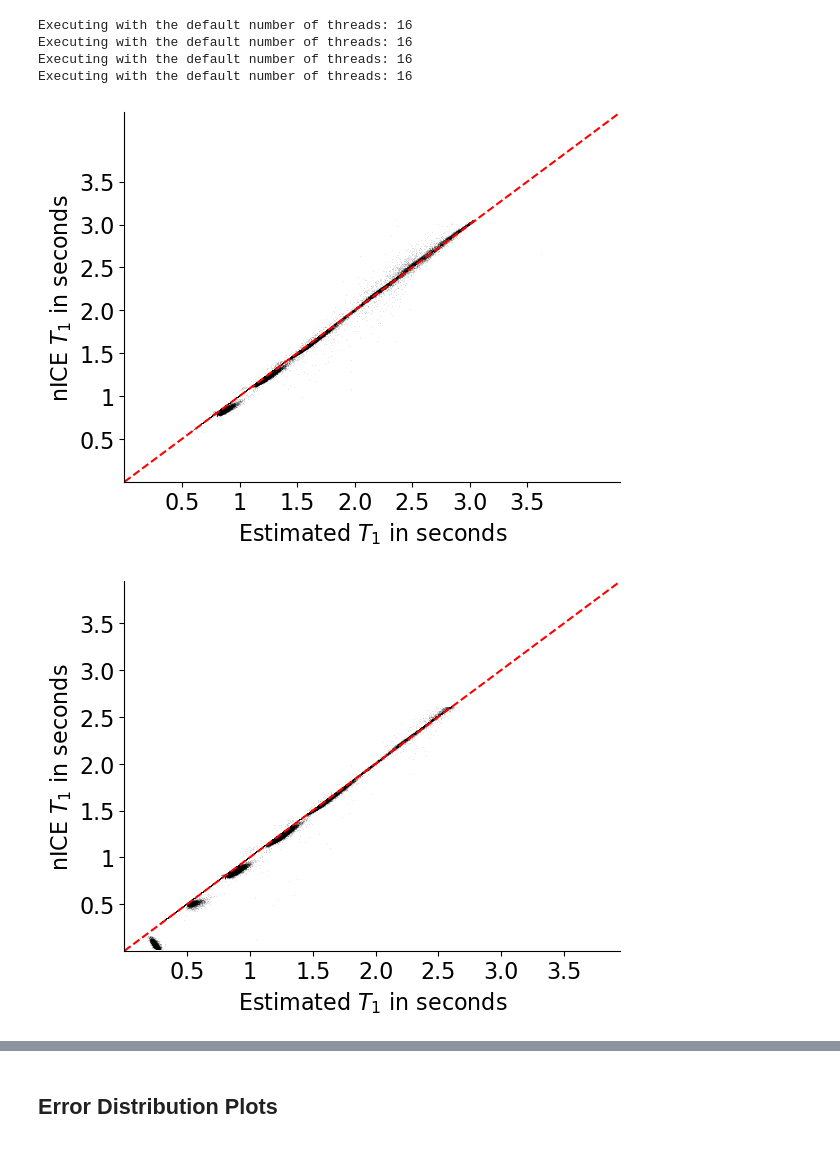
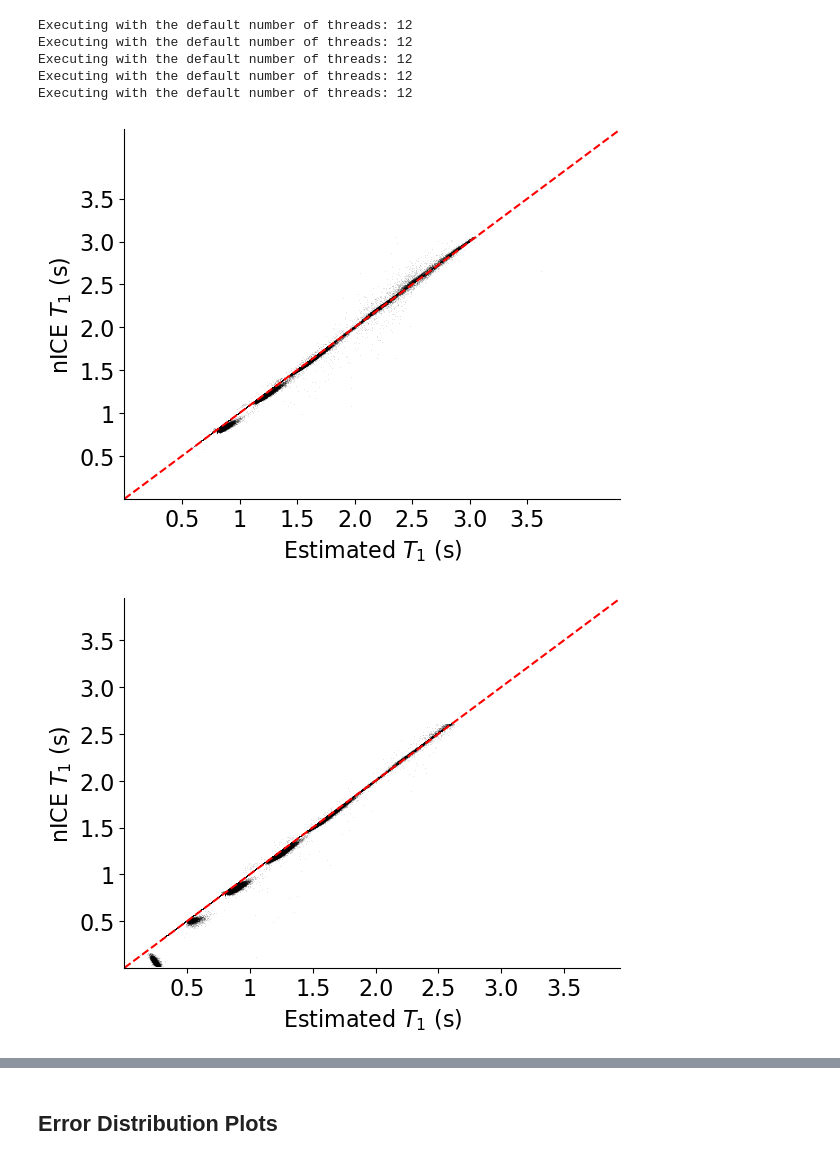
Before and after one commit to jorgenriseth/gonzo, a Jupyter notebook: docs/comparison-t1map-looklocker-nICE.ipynb, the cells around one changed output, grey strips where cells are left out. Cells and saved outputs as stored; diff of their text form; code cells hidden in the pictures.

```diff
--- a/docs/comparison-t1map-looklocker-nICE.ipynb
+++ b/docs/comparison-t1map-looklocker-nICE.ipynb
@@ -11,11 +11,5 @@ from simple_mri import load_mri, change_of_coordinates_map
 from gmri2fem.utils import largest_island
 from gmri2fem.segmentation_refinement import resample_segmentation
 from gmri2fem.visualization import slice_volume
-# import sklearn
-plt.rcParams.update({
-    'font.size': 16,
-    'axes.spines.top': False,
-    'axes.spines.right': False
-})
 # %%
 sessions = [f"ses-{idx:02d}" for idx in range(1, 6)]
@@ -47,7 +41,8 @@ T_path = [
     for ses in sessions
 ]
 tmppaths = [f"tmp-ll-nice-ses-{idx:02d}.nii.gz" for idx in range(1, 6)]
-for idx in range(4):
+
+for idx in range(5):
     cmd = f"greedy -d 3 -rf {nICE_paths[idx]} -ri NN -rm {mask_path} {tmppaths[idx]} -r {T_path[idx]},-1"
     !{cmd}
     newmask = sm.load_mri(tmppaths[idx], dtype=bool)
@@ -56,10 +51,11 @@ for idx in range(4):
     nice_filter = (nICE_mris[idx].data != 0) * (nICE_mris[idx].data != np.nanmax(nICE_mris[idx].data))
     masks.append(newmask.data * nice_filter)
 # %% [output]
-Executing with the default number of threads: 16
-Executing with the default number of threads: 16
-Executing with the default number of threads: 16
-Executing with the default number of threads: 16
+Executing with the default number of threads: 12
+Executing with the default number of threads: 12
+Executing with the default number of threads: 12
+Executing with the default number of threads: 12
+Executing with the default number of threads: 12
 # %%
 e = np.nan * np.zeros((5, *custom_mris[0].shape))
 for idx, mask in enumerate(masks):
@@ -70,21 +66,21 @@ errors = [e_i[mask_i] for (e_i, mask_i) in zip(e, masks)]
 # %%
 custom, nICE = [x.data for x in custom_mris], [y.data for y in nICE_mris]
 ticks_seconds = (0.5, 1, 1.5, 2.0, 2.5, 3.0, 3.5)
 for idx, (T1_i, nice_i, mask) in enumerate(zip(custom, nICE, masks)):
     plt.figure()
-    plt.plot(T1_i[mask], nice_i[mask], marker=",", linestyle="", color="k", alpha=0.1)
+    plt.plot(T1_i[mask], nice_i[mask], marker=",", linestyle="", color="k", alpha=0.1, rasterized=True)
     plt.plot([0, 10000], [0, 10000], ls="--", color="r")
     max_val = max(np.nanquantile(T1_i, 0.99), np.nanquantile(nice_i, 0.99))
     plt.xlim(0, 1.2 * max_val)
     plt.ylim(0, 1.2 * max_val)
-    plt.xlabel("Estimated $T_1$ in seconds")
-    plt.ylabel("nICE $T_1$ in seconds")
+    plt.xlabel("Estimated $T_1$ (s)")
+    plt.ylabel("nICE $T_1$ (s)")
     plt.gca().spines[["top", "right"]].set_visible(False)
     plt.yticks([1000*xi for xi in ticks_seconds], ticks_seconds)
     plt.xticks([1000*xi for xi in ticks_seconds], ticks_seconds)
     if idx == 0:
-        plt.savefig("../figures/LL-nICE-scatter.png", bbox_inches="tight")
+        plt.savefig("../figures/LL-nICE-scatter.pdf", bbox_inches="tight")
 plt.show()
 # %% [output]
-[figure, old version]
+[figure, new version]
-[figure, old version]
+[figure, new version]
```
Also changed, not shown: parts of 7 cells of this notebook, 7 other files.
